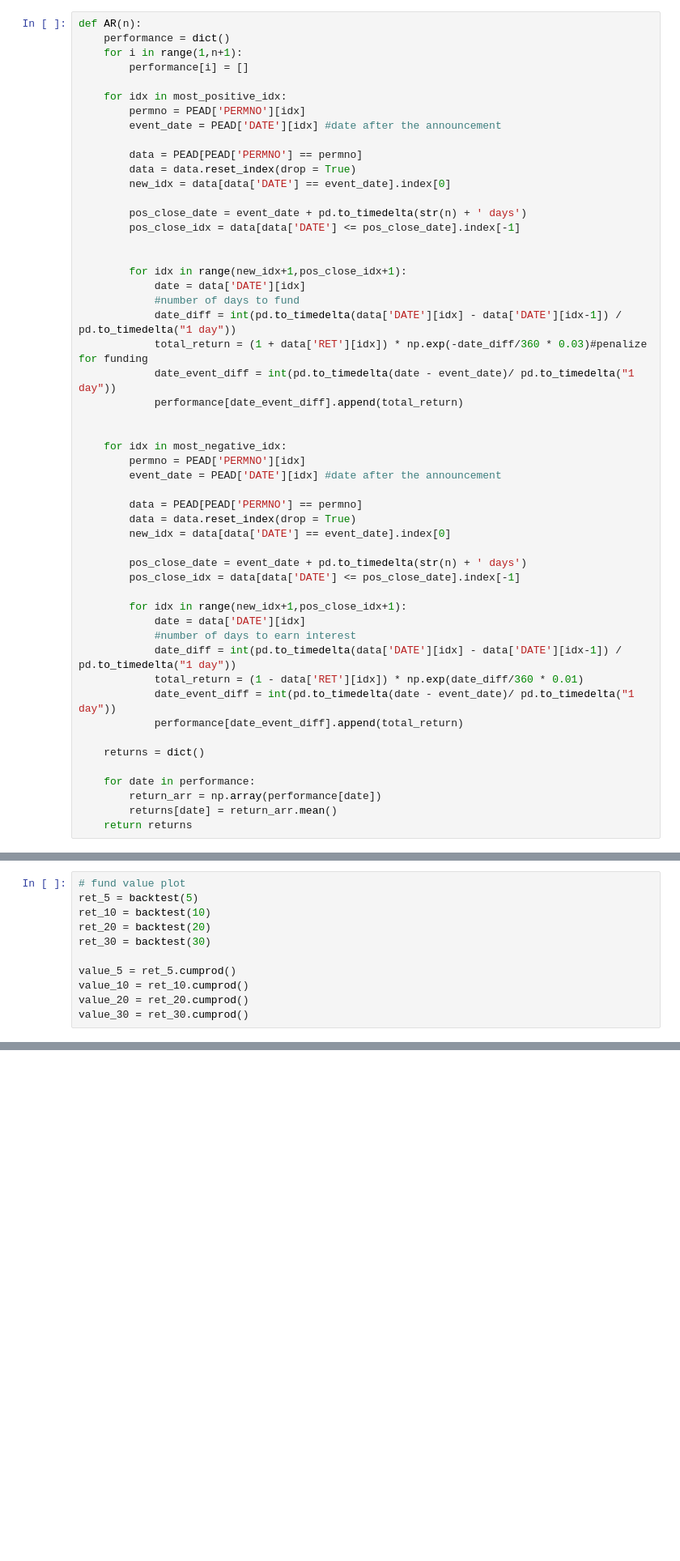
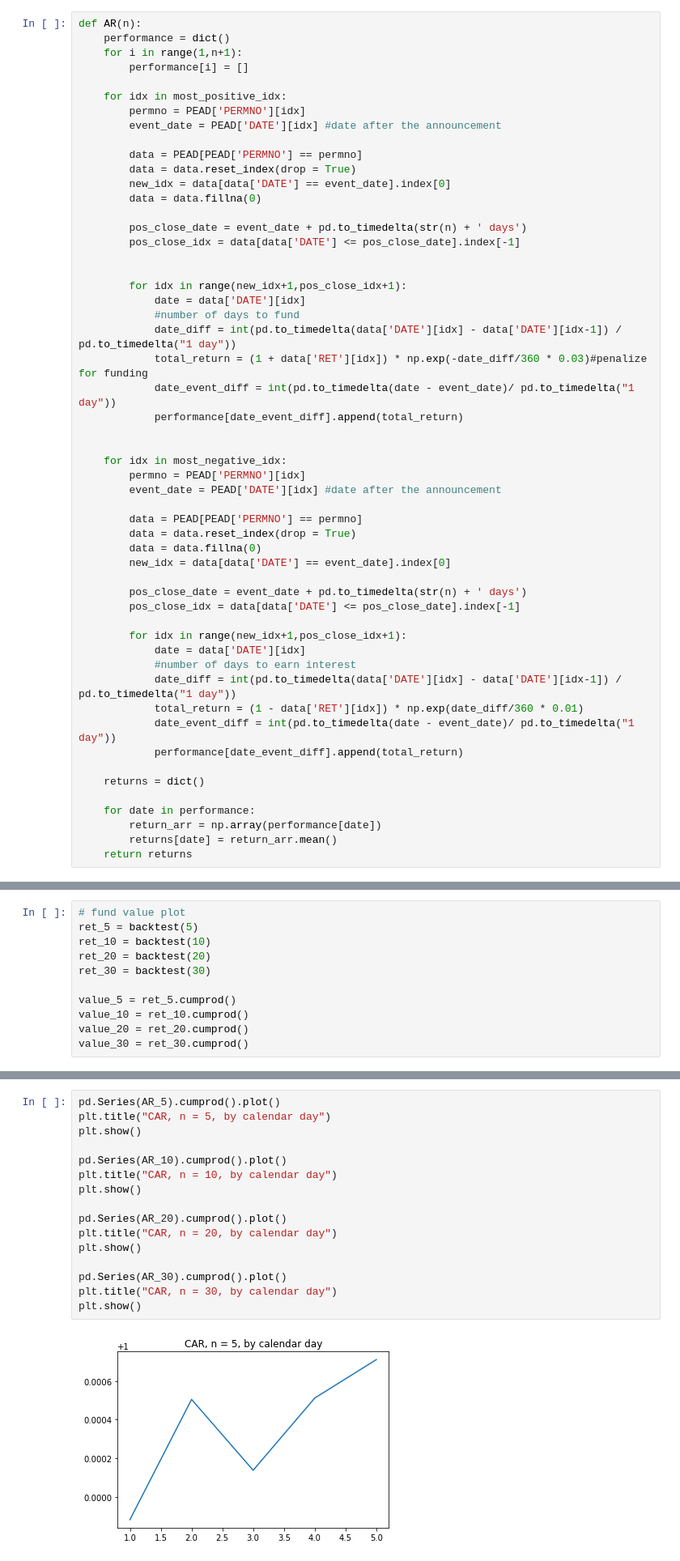
Before and after one commit to EconomistGrant/2021_Spring, a Jupyter notebook: 15.457 Analytics/ass/ass4/Q3.ipynb, the cells around one changed output, grey strips where cells are left out. Shown at 81% size. Saved outputs shown, nothing was run; the diff lists cells and outputs as text; blank space fills up the shorter version.

```diff
--- a/15.457 Analytics/ass/ass4/Q3.ipynb
+++ b/15.457 Analytics/ass/ass4/Q3.ipynb
@@ -283,6 +286,7 @@ def AR(n):
         data = PEAD[PEAD['PERMNO'] == permno]
         data = data.reset_index(drop = True)
         new_idx = data[data['DATE'] == event_date].index[0]
+        data = data.fillna(0)
 
         pos_close_date = event_date + pd.to_timedelta(str(n) + ' days')
         pos_close_idx = data[data['DATE'] <= pos_close_date].index[-1]
@@ -303,6 +307,7 @@ def AR(n):
 
         data = PEAD[PEAD['PERMNO'] == permno]
         data = data.reset_index(drop = True)
+        data = data.fillna(0)
         new_idx = data[data['DATE'] == event_date].index[0]
 
         pos_close_date = event_date + pd.to_timedelta(str(n) + ' days')
@@ -403,0 +425,18 @@ value_30_by_trading_day = ret_30.cumprod()
+# %%
+pd.Series(AR_5).cumprod().plot()
+plt.title("CAR, n = 5, by calendar day")
+plt.show()
+
+pd.Series(AR_10).cumprod().plot()
+plt.title("CAR, n = 10, by calendar day")
+plt.show()
+
+pd.Series(AR_20).cumprod().plot()
+plt.title("CAR, n = 20, by calendar day")
+plt.show()
+
+pd.Series(AR_30).cumprod().plot()
+plt.title("CAR, n = 30, by calendar day")
+plt.show()
+# %% [output]
+[figure, added]
```
Also changed, not shown: parts of 13 cells of this notebook, 54 other files.
